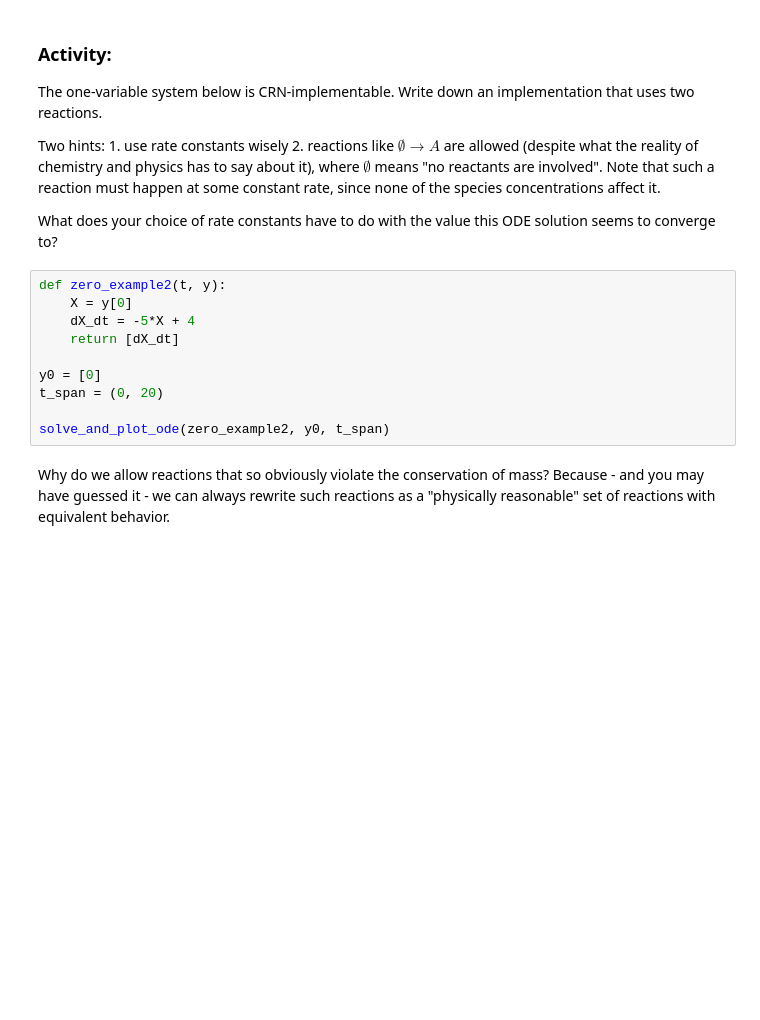
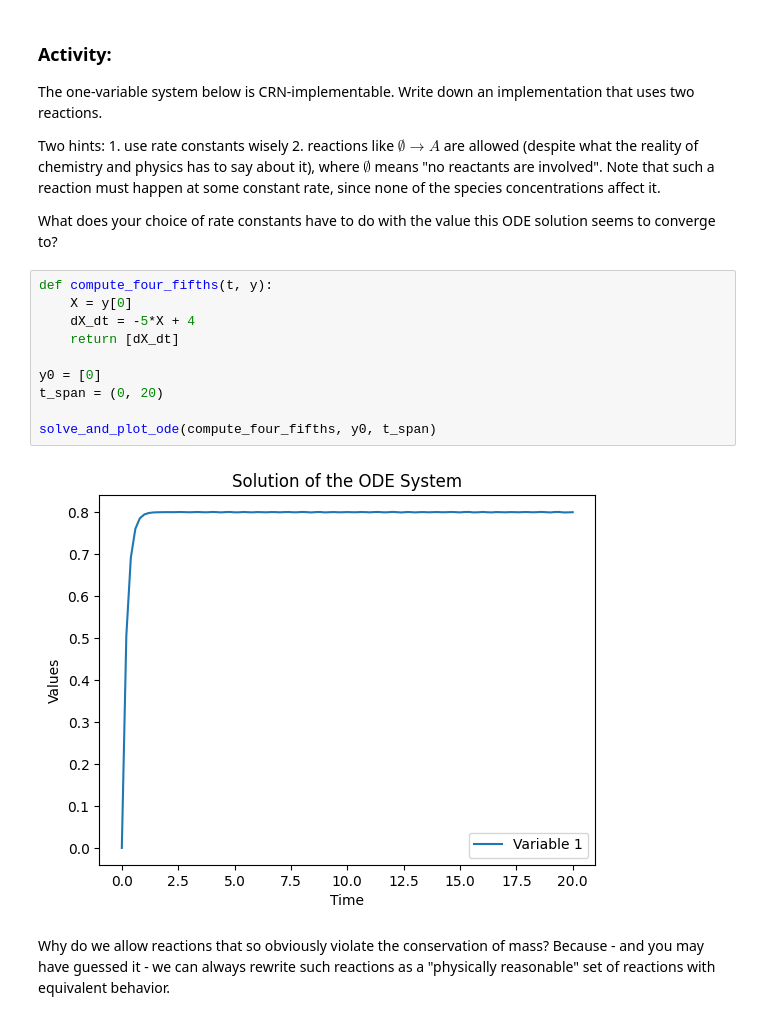
Before and after one commit to andrei-migunov/andrei-migunov.github.io, a Jupyter notebook: assets/jupyter/ODEs_tutorial.ipynb, the cells around one changed output. Drawn from its saved outputs; the diff is of its cells as text; blank space fills up the shorter version.

```diff
--- a/assets/jupyter/ODEs_tutorial.ipynb
+++ b/assets/jupyter/ODEs_tutorial.ipynb
@@ -388,14 +388,16 @@ Two hints: 1. use rate constants wisely 2. reactions like $\emptyset \rightarrow
 
 What does your choice of rate constants have to do with the value this ODE solution seems to converge to?
 # %%
-def zero_example2(t, y):
+def compute_four_fifths(t, y):
     X = y[0]
     dX_dt = -5*X + 4
     return [dX_dt]
 
 y0 = [0]
 t_span = (0, 20)
 
-solve_and_plot_ode(zero_example2, y0, t_span)
+solve_and_plot_ode(compute_four_fifths, y0, t_span)
+# %% [output]
+[figure, added]
 # %% [markdown]
 Why do we allow reactions that so obviously violate the conservation of mass? Because - and you may have guessed it - we can always rewrite such reactions as a "physically reasonable" set of reactions with equivalent behavior.
```
Also changed, not shown: parts of 1 cell of this notebook.
